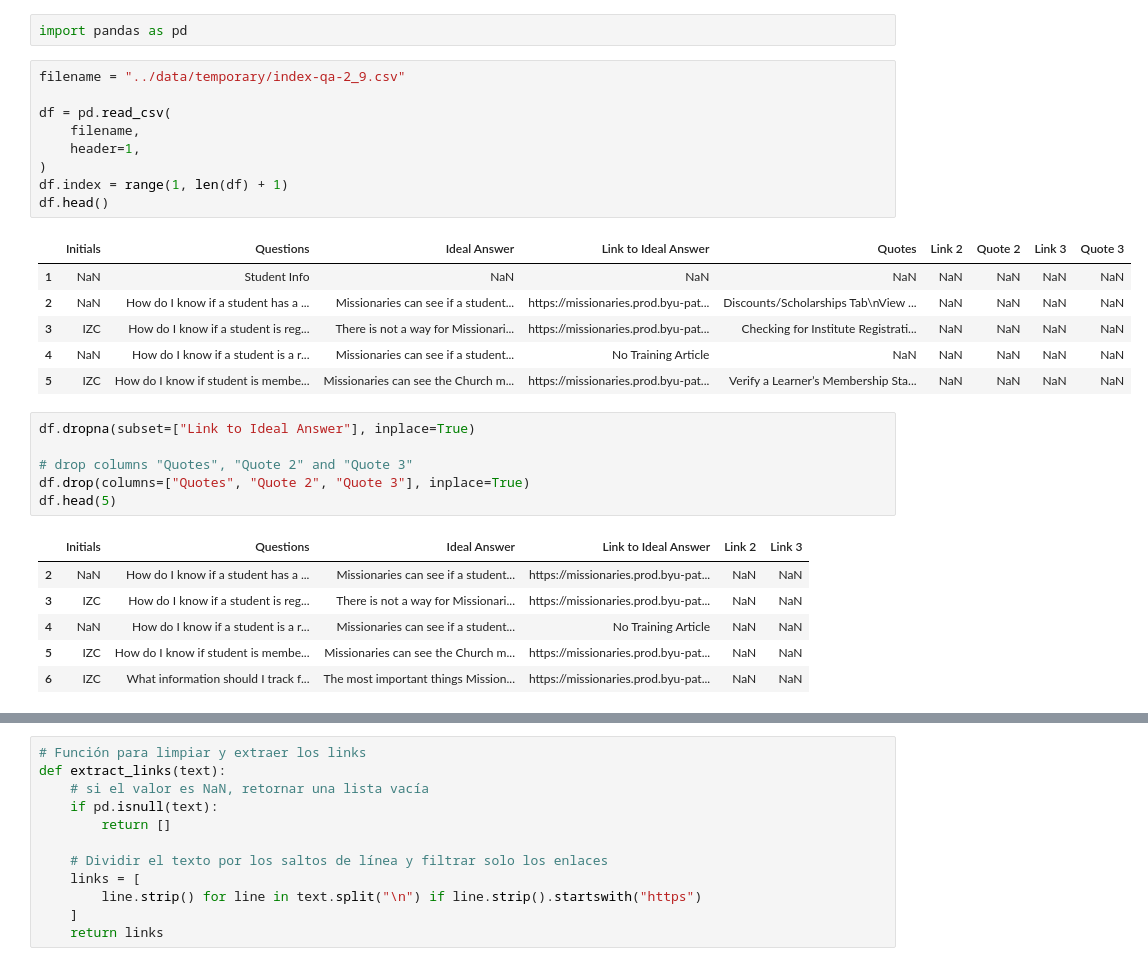
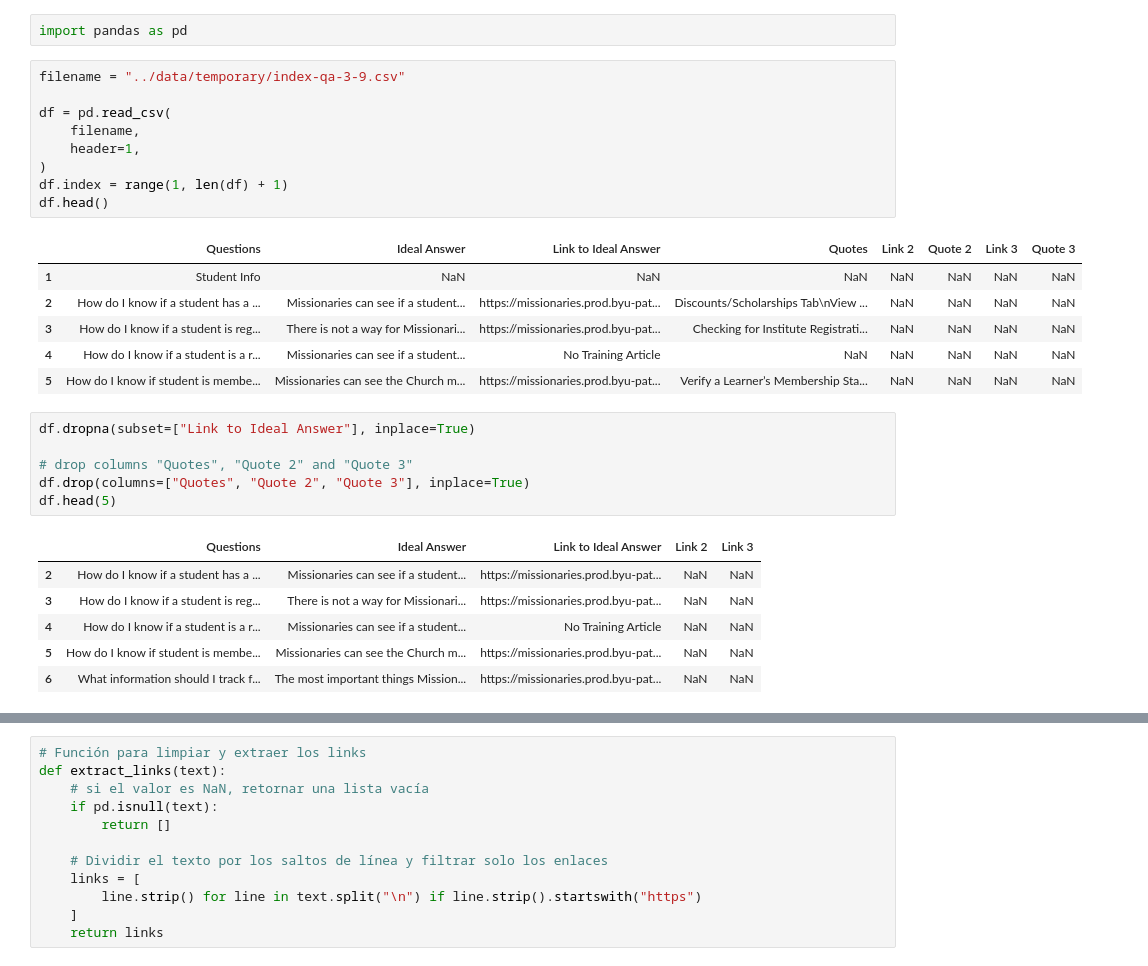
Before and after one commit to DallanQ/pathway-indexer, a Jupyter notebook: notebooks/03_verify_index_links.ipynb, the cells around one changed output, grey strips where cells are left out. Saved outputs shown, nothing was run; the diff lists cells and outputs as text.

```diff
--- a/notebooks/03_verify_index_links.ipynb
+++ b/notebooks/03_verify_index_links.ipynb
@@ -3,21 +3,21 @@
 # %%
 import pandas as pd
 # %%
-filename = "../data/temporary/index-qa-2_9.csv"
+filename = "../data/temporary/index-qa-3-9.csv"
 
 df = pd.read_csv(
     filename,
     header=1,
 )
 df.index = range(1, len(df) + 1)
 df.head()
 # %% [output]
-|  | Initials | Questions | Ideal Answer | Link to Ideal Answer | Quotes | Link 2 | Quote 2 | Link 3 | Quote 3 |
-| 1 | NaN | Student Info | NaN | NaN | NaN | NaN | NaN | NaN | NaN |
-| 2 | NaN | How do I know if a student has a ... | Missionaries can see if a student... | https://missionaries.prod.byu-pat... | Discounts/Scholarships Tab\nView ... | NaN | NaN | NaN | NaN |
-| 3 | IZC | How do I know if a student is reg... | There is not a way for Missionari... | https://missionaries.prod.byu-pat... | Checking for Institute Registrati... | NaN | NaN | NaN | NaN |
-| 4 | NaN | How do I know if a student is a r... | Missionaries can see if a student... | No Training Article | NaN | NaN | NaN | NaN | NaN |
-| 5 | IZC | How do I know if student is membe... | Missionaries can see the Church m... | https://missionaries.prod.byu-pat... | Verify a Learner’s Membership Sta... | NaN | NaN | NaN | NaN |
+|  | Questions | Ideal Answer | Link to Ideal Answer | Quotes | Link 2 | Quote 2 | Link 3 | Quote 3 |
+| 1 | Student Info | NaN | NaN | NaN | NaN | NaN | NaN | NaN |
+| 2 | How do I know if a student has a ... | Missionaries can see if a student... | https://missionaries.prod.byu-pat... | Discounts/Scholarships Tab\nView ... | NaN | NaN | NaN | NaN |
+| 3 | How do I know if a student is reg... | There is not a way for Missionari... | https://missionaries.prod.byu-pat... | Checking for Institute Registrati... | NaN | NaN | NaN | NaN |
+| 4 | How do I know if a student is a r... | Missionaries can see if a student... | No Training Article | NaN | NaN | NaN | NaN | NaN |
+| 5 | How do I know if student is membe... | Missionaries can see the Church m... | https://missionaries.prod.byu-pat... | Verify a Learner’s Membership Sta... | NaN | NaN | NaN | NaN |
 # %%
 df.dropna(subset=["Link to Ideal Answer"], inplace=True)
 
@@ -25,12 +25,12 @@ df.dropna(subset=["Link to Ideal Answer"], inplace=True)
 df.drop(columns=["Quotes", "Quote 2", "Quote 3"], inplace=True)
 df.head(5)
 # %% [output]
-|  | Initials | Questions | Ideal Answer | Link to Ideal Answer | Link 2 | Link 3 |
-| 2 | NaN | How do I know if a student has a ... | Missionaries can see if a student... | https://missionaries.prod.byu-pat... | NaN | NaN |
-| 3 | IZC | How do I know if a student is reg... | There is not a way for Missionari... | https://missionaries.prod.byu-pat... | NaN | NaN |
-| 4 | NaN | How do I know if a student is a r... | Missionaries can see if a student... | No Training Article | NaN | NaN |
-| 5 | IZC | How do I know if student is membe... | Missionaries can see the Church m... | https://missionaries.prod.byu-pat... | NaN | NaN |
-| 6 | IZC | What information should I track f... | The most important things Mission... | https://missionaries.prod.byu-pat... | NaN | NaN |
+|  | Questions | Ideal Answer | Link to Ideal Answer | Link 2 | Link 3 |
+| 2 | How do I know if a student has a ... | Missionaries can see if a student... | https://missionaries.prod.byu-pat... | NaN | NaN |
+| 3 | How do I know if a student is reg... | There is not a way for Missionari... | https://missionaries.prod.byu-pat... | NaN | NaN |
+| 4 | How do I know if a student is a r... | Missionaries can see if a student... | No Training Article | NaN | NaN |
+| 5 | How do I know if student is membe... | Missionaries can see the Church m... | https://missionaries.prod.byu-pat... | NaN | NaN |
+| 6 | What information should I track f... | The most important things Mission... | https://missionaries.prod.byu-pat... | NaN | NaN |
 # %%
 df_no_links = df[df["Link to Ideal Answer"].str.contains("http") == False]
 
```
Also changed, not shown: parts of 13 cells of this notebook, 3 other files.
